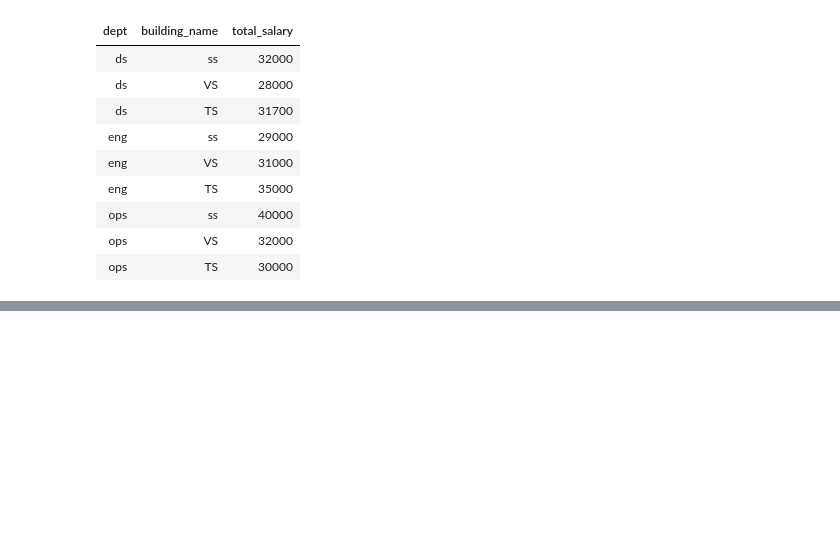
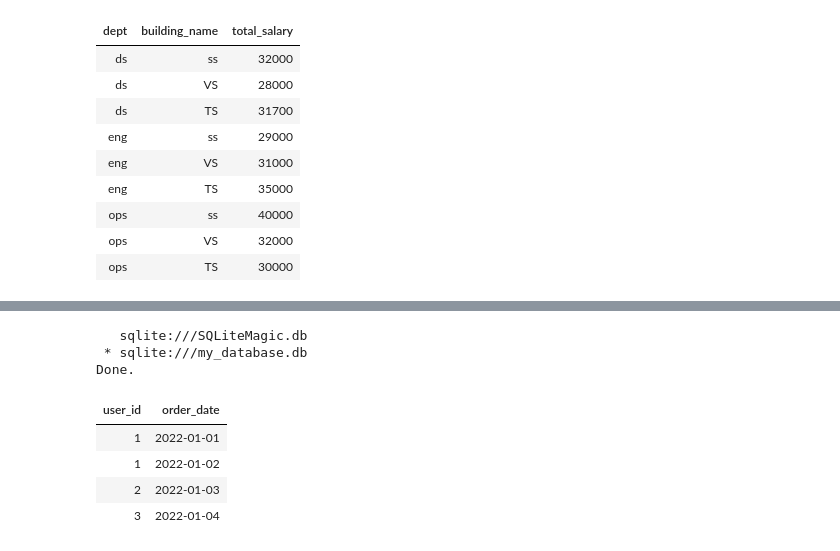
Before and after one commit to alanasarah01/SQL_TESTS, a Jupyter notebook: SQL_Tests.ipynb, the cells around one changed output, grey strips where cells are left out. Drawn from its saved outputs; the diff is of its cells as text; code cells hidden in the pictures; blank space fills up the shorter version.

```diff
--- a/SQL_Tests.ipynb
+++ b/SQL_Tests.ipynb
@@ -186,0 +282,12 @@ Done.
+# %%
+%%sql
+SELECT * FROM orders;
+# %% [output]
+   sqlite:///SQLiteMagic.db
+ * sqlite:///my_database.db
+Done.
+| user_id | order_date |
+| 1 | 2022-01-01 |
+| 1 | 2022-01-02 |
+| 2 | 2022-01-03 |
+| 3 | 2022-01-04 |
```
Also changed, not shown: parts of 9 cells of this notebook.
